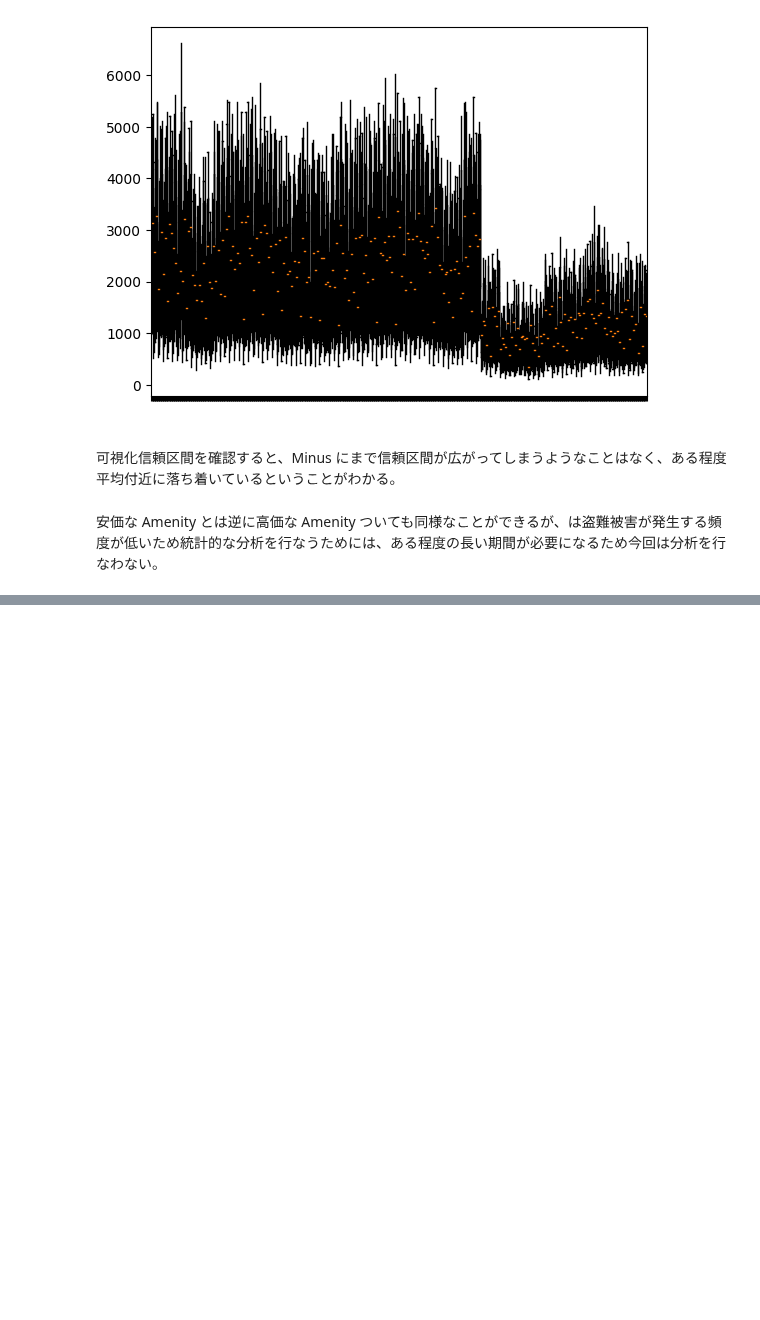
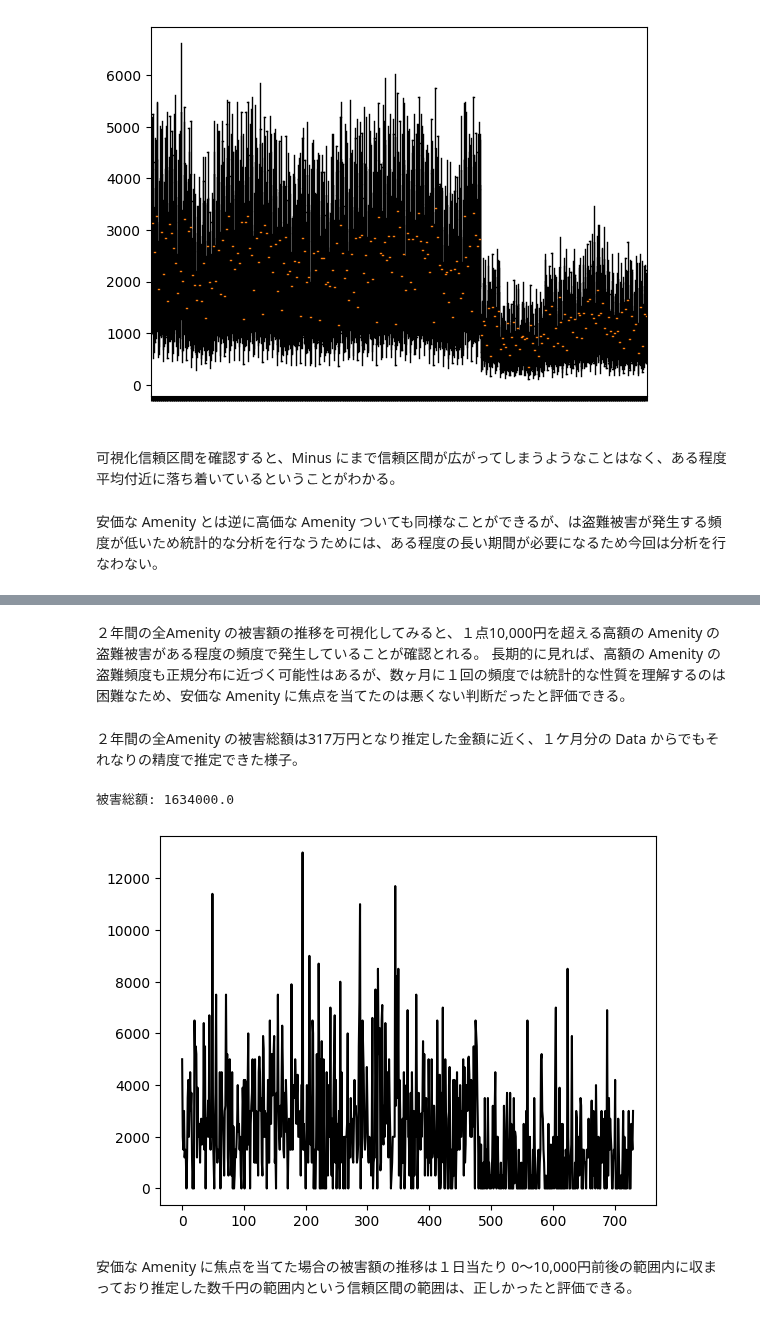
Before and after one commit to 1024xx4/math_programing_for_ai_and_ds, a Jupyter notebook: section03/section03.ipynb, the cells around one changed output, grey strips where cells are left out. Saved outputs shown, nothing was run; the diff lists cells and outputs as text; code cells hidden in the pictures; blank space fills up the shorter version.

```diff
--- a/section03/section03.ipynb
+++ b/section03/section03.ipynb
@@ -630,0 +696,29 @@ plt.show()
+# %% [markdown]
+２年間の全Amenity の被害額の推移を可視化してみると、１点10,000円を超える高額の Amenity の盗難被害がある程度の頻度で発生していることが確認とれる。
+長期的に見れば、高額の Amenity の盗難頻度も正規分布に近づく可能性はあるが、数ヶ月に１回の頻度では統計的な性質を理解するのは困難なため、安価な Amenity に焦点を当てたのは悪くない判断だったと評価できる。
+# %% [markdown]
+２年間の全Amenity の被害総額は317万円となり推定した金額に近く、１ケ月分の Data からでもそれなりの精度で推定できた様子。
+# %%
+# 安価な Amenity の被害総額を描画する
+import numpy as np
+import matplotlib.pyplot as plt
+
+# 安価な Amenity に関する Data の抽出
+threshold_price = 10_000
+df_amenity_price_low = df_amenity_price[df_amenity_price['金額'] < threshold_price]
+df_theft_2y_low = df_theft_2y[df_amenity_price[df_amenity_price['金額'] < threshold_price].index]
+
+# 被害額の推移
+list_amount = np.zeros(len(df_theft_2y_low.index))
+for i_index in range(len(df_theft_2y_low.index)):
+    for i_column in range(len(df_theft_2y_low.columns)):
+        list_amount[i_index] += df_theft_2y_low.iloc[i_index, i_column] * df_amenity_price_low['金額'].iloc[i_column]
+
+print(f"被害総額: {sum(list_amount)}")
+plt.plot(list_amount, color='k')
+plt.show()
+# %% [output]
+被害総額: 1634000.0
+[figure, added]
+# %% [markdown]
+安価な Amenity に焦点を当てた場合の被害額の推移は１日当たり 0～10,000円前後の範囲内に収まっており推定した数千円の範囲内という信頼区間の範囲は、正しかったと評価できる。
```
Also changed, not shown: parts of 4 cells of this notebook, 1 other file.
